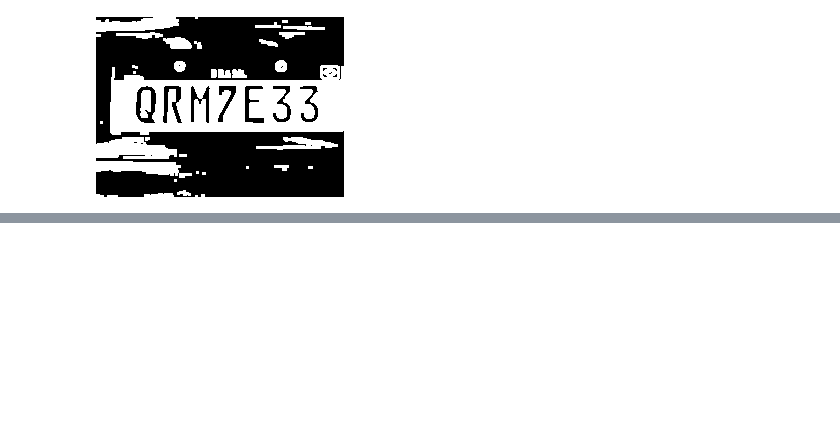
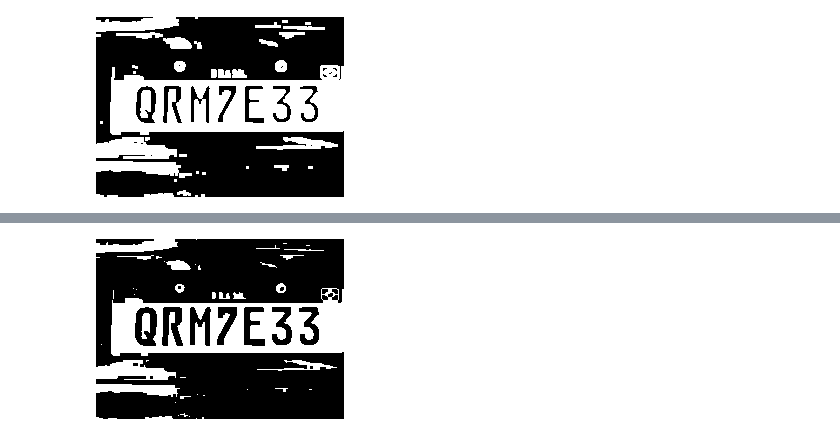
Before and after one commit to joseevitor/Detectando_PlacasdeCarro, a Jupyter notebook: Placas.ipynb, the cells around one changed output, grey strips where cells are left out. Saved outputs shown, nothing was run; the diff lists cells and outputs as text; code cells hidden in the pictures; blank space fills up the shorter version.

```diff
--- a/Placas.ipynb
+++ b/Placas.ipynb
@@ -245,0 +244,5 @@ cv2_imshow(dilatacao)
+# %%
+closing = cv2.morphologyEx(th_otsu, cv2.MORPH_CLOSE, kernel)
+cv2_imshow(closing)
+# %% [output]
+[figure, added]
```
Also changed, not shown: parts of 5 cells of this notebook.
